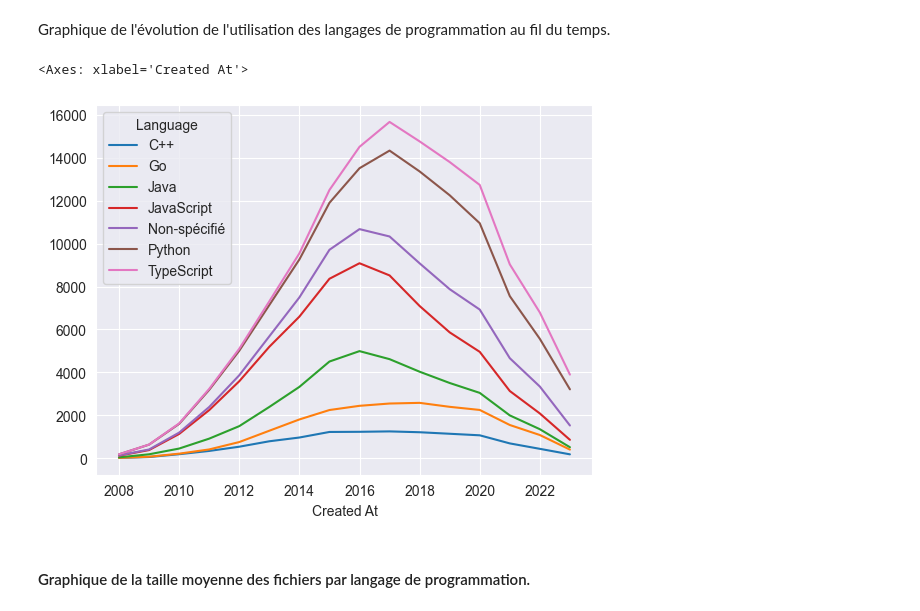
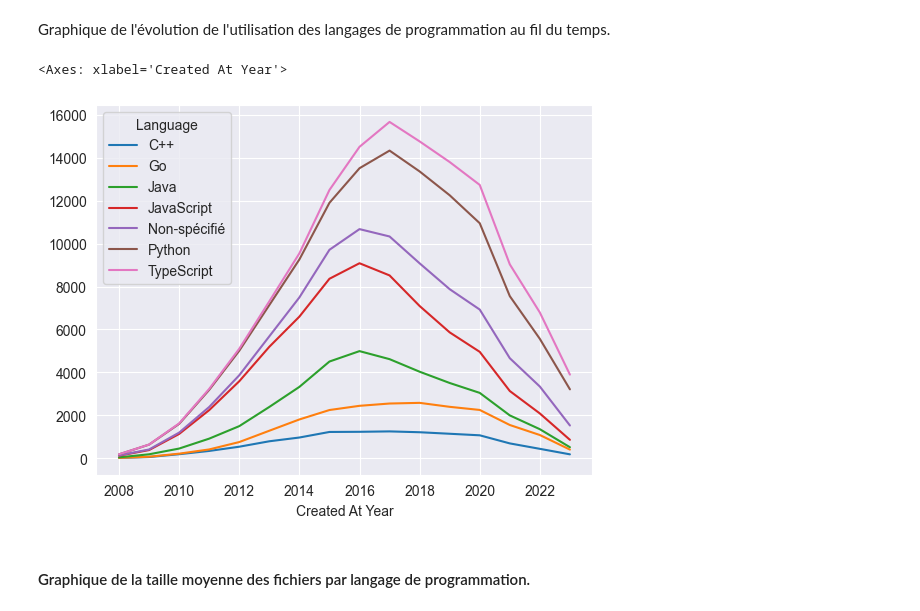
Before and after one commit to xhmyjae/stats-in-space, a Jupyter notebook: main.ipynb, the cells around one changed output. Drawn from its saved outputs; the diff is of its cells as text; code cells hidden in the pictures.

```diff
--- a/main.ipynb
+++ b/main.ipynb
@@ -38,6 +34,8 @@ from ast import literal_eval
 
 repositories = pd.read_csv('repositories.csv', parse_dates=['Created At', 'Updated At'])
 repositories['Topics'] = repositories['Topics'].apply(literal_eval).apply(tuple)
+repositories['Created At Year'] = repositories['Created At'].dt.year
+repositories['Updated At Year'] = repositories['Updated At'].dt.year
 # %% [markdown]
 # 1. Tendance des mises à jour au fil du temps.
 # %% [markdown]
@@ -97,13 +94,13 @@ Text(0.5, 0, 'Nombre de dépôts')
 Graphique de l'évolution de l'utilisation des langages de programmation au fil du temps.
 # %%
 # Plot qui montre l'évolution de l'utilisation des langages de programmation au fil du temps
-repositories.groupby('Language').filter(lambda x: len(x) > 10_000).groupby([repositories['Created At'].dt.year, 'Language']).size().unstack().plot(
+repositories.groupby('Language').filter(lambda x: len(x) > 10_000).groupby(['Created At Year', 'Language']).size().unstack().plot(
 	kind='line',
 	stacked=True
 )
 # %% [output]
-<Axes: xlabel='Created At'>
+<Axes: xlabel='Created At Year'>
-[figure, old version]
+[figure, new version]
 # %% [markdown]
 #### Graphique de la taille moyenne des fichiers par langage de programmation.
 # %%
```
Also changed, not shown: parts of 5 cells of this notebook.
